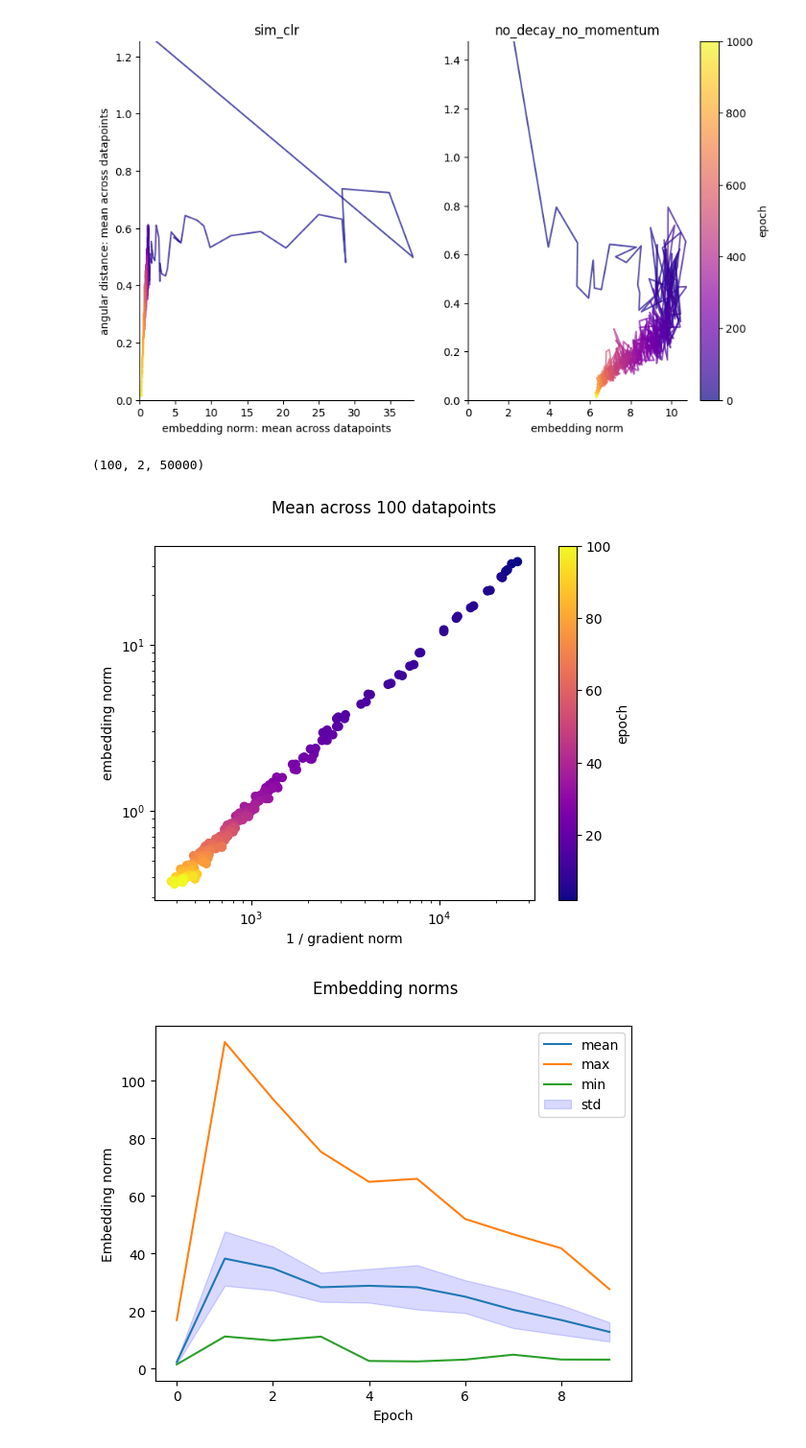
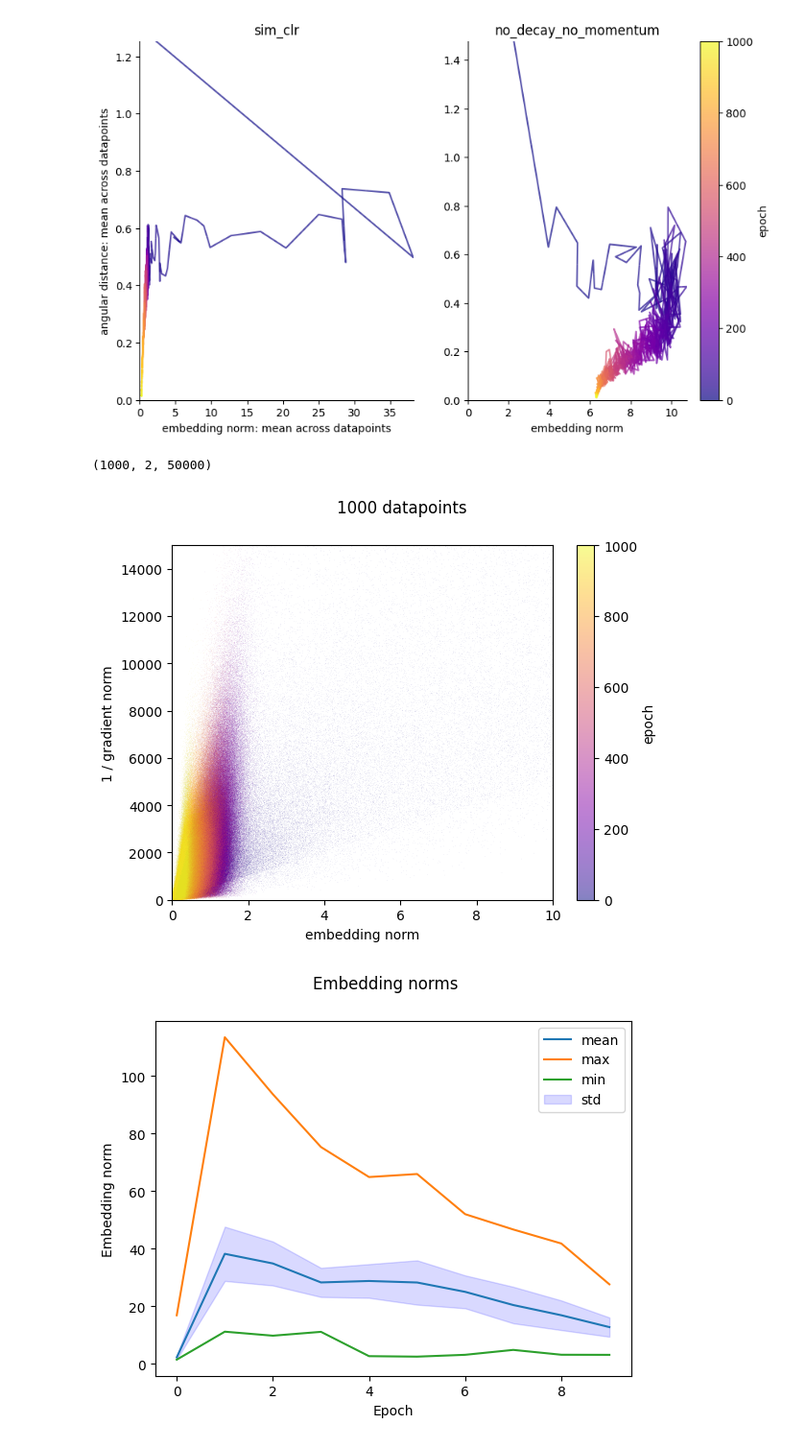
Before and after one commit to JuliBD/sssl, a Jupyter notebook: notebooks/plotting.ipynb, the cells around one changed output. Shown at 96% size. Saved outputs shown, nothing was run; the diff lists cells and outputs as text; code cells hidden in the pictures.

```diff
--- a/notebooks/plotting.ipynb
+++ b/notebooks/plotting.ipynb
@@ -283,16 +460,17 @@ import numpy as np
 
 variant = dict(
     sim_clr = "logs/No_schedule-_No_decay-1000/l2/SimCLR-1000/embed_history.npy",
-    # gradscale = "logs/Point_tracking-1000/gradscale/version_46/embed_history.npy",
-    # inv_gradscale = "logs/Point_tracking-1000/inv_gradscale/version_3/embed_history.npy",
+    gradscale = "logs/Point_tracking-1000/gradscale/version_46/embed_history.npy",
+    inv_gradscale = "logs/Point_tracking-1000/inv_gradscale/version_3/embed_history.npy",
     no_decay = "logs/No_schedule-_No_decay-1000/l2/no_decay/embed_history.npy",
     no_decay_no_momentum = "logs/No_schedule-_No_decay-1000/l2/no_decay-no_momentum/embed_history.npy",
     no_decay_no_schedule = "logs/No_schedule-_No_decay-1000/l2/no_decay-no_schedule/embed_history.npy",
     no_schedule = "logs/No_schedule-_No_decay-1000/l2/no_schedule/embed_history.npy",
-    # mono = "logs/Point_tracking-1000/mono/version_2/embed_history.npy",
+    mono = "logs/Point_tracking-1000/mono/version_2/embed_history.npy",
     with_certainty = "logs/No_schedule-_No_decay-1000/l2/with_certainty-1000/embed_history.npy",
-    new_history_style = "logs/No_schedule-_No_decay-1000/l2/version_1/embed_history.npy"
-)["new_history_style"]
+    new_history_style = "logs/No_schedule-_No_decay-1000/l2/version_2/embed_history.npy",
+    SimCLR = "logs/reruns/SimCLR/version_0/embed_history.npy",
+)["SimCLR"]
 
 
 with open(variant, "rb") as f:
@@ -300,43 +478,55 @@ with open(variant, "rb") as f:
 
 embed_histories["grad_norm_history"].shape
 # %% [output]
-(100, 2, 50000)
+(1000, 2, 50000)
 # %%
 from matplotlib import pyplot as plt
 
 def interweave(a,b):
     c = np.empty((a.shape[0] + b.shape[0], a.shape[1]), dtype=a.dtype)
     c[0::2] = a
     c[1::2] = b
     return c
 
-def plt_gradient_norm_embedding_norm(embed_histories, idx_count, start_from_epoch, log_scale=False):
+def plt_gradient_norm_embedding_norm(embed_histories, idx_count, start_from_epoch, log_scale=False, take_mean = False):
 
     grad_norm_history = embed_histories["grad_norm_history"]
     train_norm_history = embed_histories["train_norm_history"]
 
-    # interweaving view 1 and view 2 norm, because during training there are always 2 views
-    x = 1 / interweave(grad_norm_history[:,0], grad_norm_history[:,1])[2*start_from_epoch:, :idx_count].mean(1)
-    y = interweave(train_norm_history[:,0], train_norm_history[:,1])[2*start_from_epoch:, :idx_count].mean(1)
+    if take_mean:
+        y = interweave(grad_norm_history[:,0], grad_norm_history[:,1])[2*start_from_epoch:, :idx_count].mean(1)
+        x = 1/interweave(train_norm_history[:,0], train_norm_history[:,1])[2*start_from_epoch:, :idx_count].mean(1)
+    else:
+        # interweaving view 1 and view 2 norm, because during training there are always 2 views
+        y = 1/interweave(grad_norm_history[:,0], grad_norm_history[:,1])[2*start_from_epoch:, :idx_count]
+        x = interweave(train_norm_history[:,0], train_norm_history[:,1])[2*start_from_epoch:, :idx_count]
+
 
     epoch_n = grad_norm_history.shape[0]
     # repeat 2 for 2 views
     color = np.repeat(np.linspace(start_from_epoch, epoch_n, int(len(x)/2)),2)
+    if not take_mean:
+        color = color.repeat(idx_count)
     cmap = "plasma"
 
-    scatter = plt.scatter(x, y, c=color, cmap=cmap)
-    plt.colorbar(scatter, label="epoch")
-    plt.xlabel("1 / gradient norm")
-    plt.ylabel("embedding norm")
+    scatter = plt.scatter(x, y, c=color, cmap=cmap, alpha=.5, edgecolors='none', s=0.05)
+    plt.colorbar(scatter, label="epoch", alpha=1)
+    plt.ylabel("1 / gradient norm")
+    plt.xlabel("embedding norm")
     if log_scale:
         plt.xscale("log")
         plt.yscale("log")
-    plt.suptitle(f"Mean across {idx_count} datapoints")
+    if take_mean:
+        plt.suptitle(f"Mean across {idx_count} datapoints")
+    else:
+        plt.suptitle(f"{idx_count} datapoints")
+    plt.xlim(0,10)
+    plt.ylim(0,15000)
     plt.show()
 
-plt_gradient_norm_embedding_norm(embed_histories, idx_count=100, start_from_epoch=2, log_scale=True)
+plt_gradient_norm_embedding_norm(embed_histories, idx_count=1000, start_from_epoch=0, log_scale=False, take_mean=False, )
 # %% [output]
-[figure, old version]
+[figure, new version]
 # %%
 import numpy as np
 import torch
```
Also changed, not shown: parts of 4 cells of this notebook, 3 other files.
